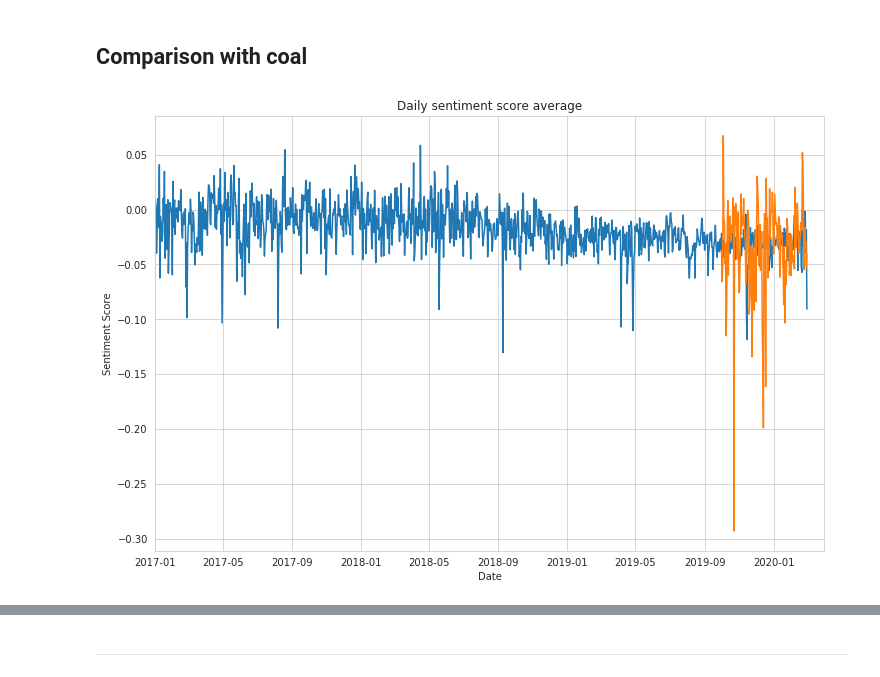
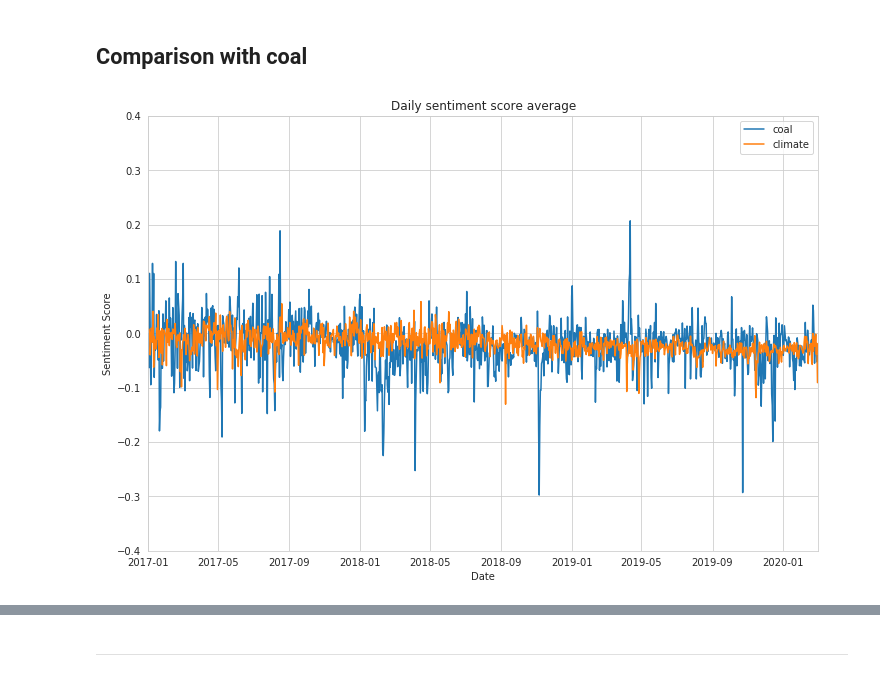
Before and after one commit to yuantinglee/twitter-discourse, a Jupyter notebook: analysis/sentiment_analysis_climate.ipynb, the cells around one changed output, grey strips where cells are left out. Cells and saved outputs as stored; diff of their text form; code cells hidden in the pictures.

Commit message:
update baseline comparisons

```diff
--- a/analysis/sentiment_analysis_climate.ipynb
+++ b/analysis/sentiment_analysis_climate.ipynb
@@ -511,21 +511,23 @@ Handel warnt vor "Klima der Angst" https://t.co/aFv4Xvoz4R
 # %% [markdown]
 ## Comparison with coal
 # %%
-texts_coal = pd.read_csv('texts_de_20200306.csv', index_col=[0])
+texts_coal = pd.read_csv('texts_de_comb_20200309.csv', index_col=[0])
 # %%
 texts_coal['date_only'] =  pd.to_datetime(texts_coal['date_only'])
 # %%
 texts_de_daily_coal = texts_coal.groupby(pd.Grouper(key='date_only',freq='D'))['score'].mean()
 # %%
-# xlim !?!?!?!
 fig, ax = plt.subplots(figsize=(12,8))
-ax = sns.lineplot(texts_de_daily.index, texts_de_daily)
-ax = sns.lineplot(texts_de_daily_coal.index, texts_de_daily_coal)
+sns.lineplot(texts_de_daily_coal.index, texts_de_daily_coal, label='coal', ax=ax)
+sns.lineplot(texts_de_daily.index, texts_de_daily, label='climate', ax=ax)
 ax.set(xlim=(datetime.datetime.strptime('2017-01-01', '%Y-%m-%d'),
-             datetime.datetime.strptime('2020-03-31', '%Y-%m-%d')),
+             datetime.datetime.strptime('2020-03-01', '%Y-%m-%d')),
+       ylim=(-0.4,0.4),
        xlabel="Date",
        ylabel="Sentiment Score",
        title="Daily sentiment score average")
+ax.legend()
 plt.show()
+#fig.savefig('plots/dailyavgsenti_baseline.png', dpi=300)
 # %% [output]
-[figure, old version]
+[figure, new version]
```
Also changed, not shown: parts of 3 cells of this notebook, 6 other files.
